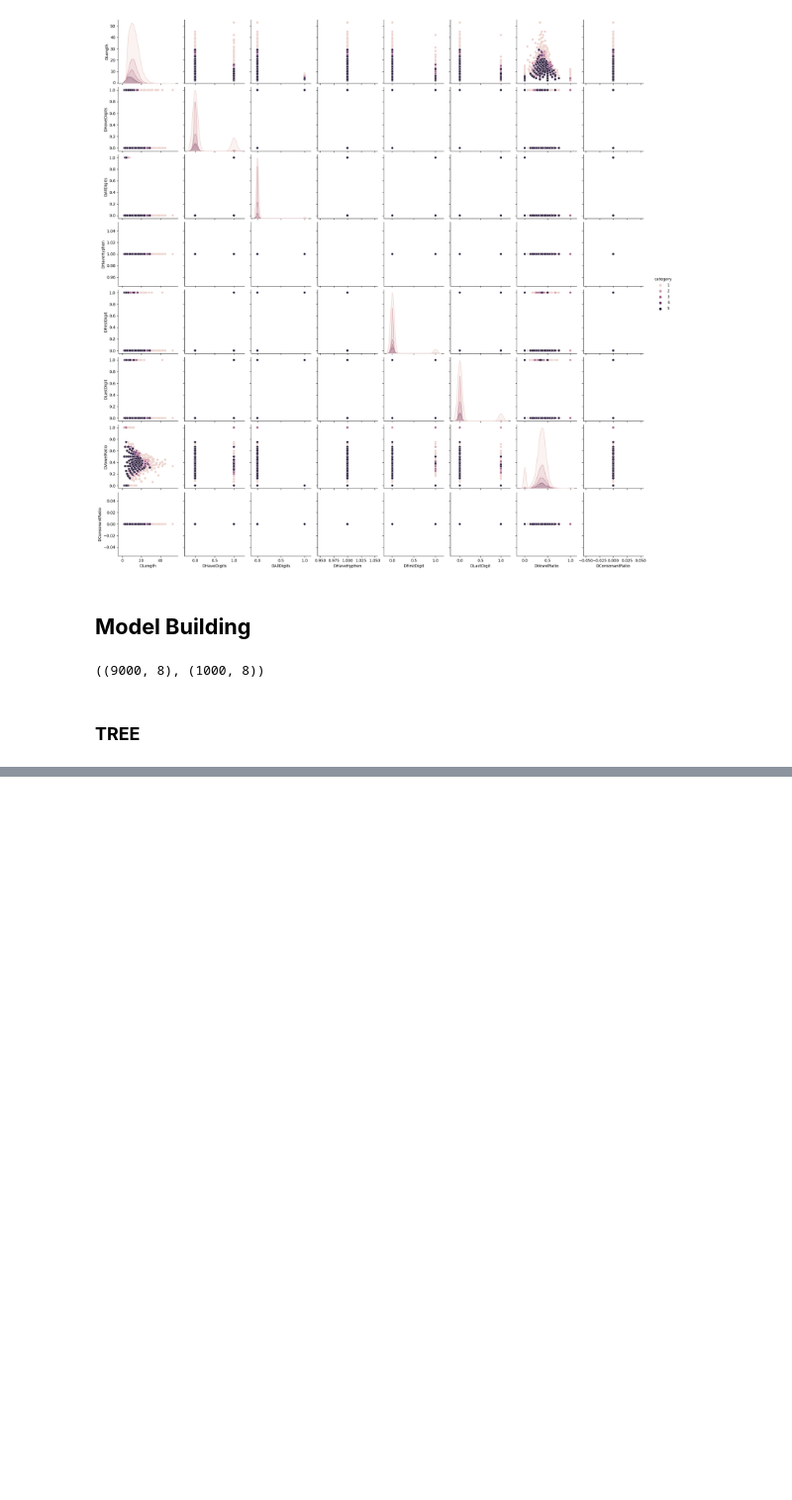
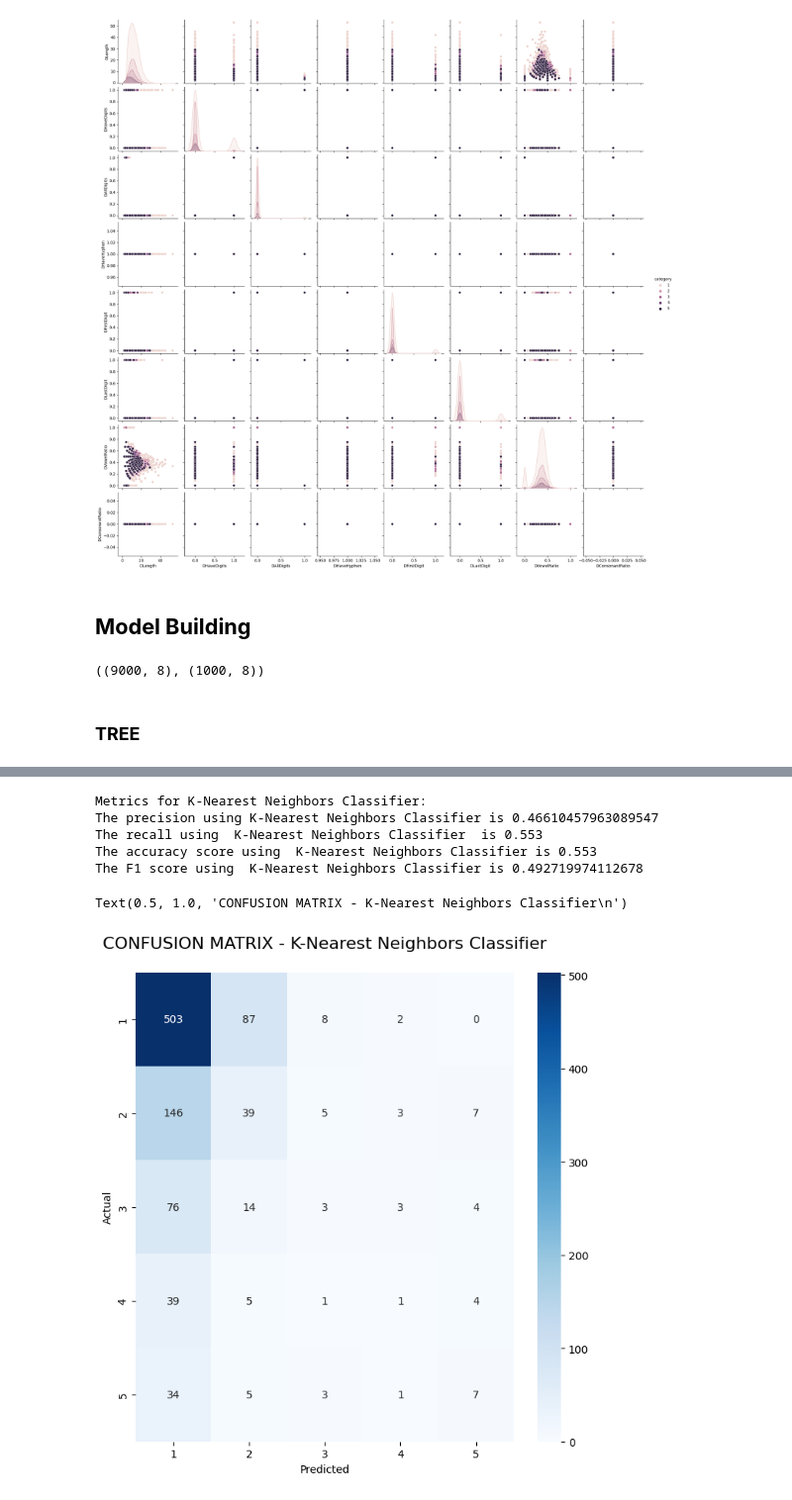
Before and after one commit to uzair011/CN5021--practical, a Jupyter notebook: Embedding_Model_Building_CN5021_small_Quiz4.ipynb, the cells around one changed output, grey strips where cells are left out. Shown at 99% size. Saved outputs shown, nothing was run; the diff lists cells and outputs as text; code cells hidden in the pictures; blank space fills up the shorter version.

```diff
--- a/Embedding_Model_Building_CN5021_small_Quiz4.ipynb
+++ b/Embedding_Model_Building_CN5021_small_Quiz4.ipynb
@@ -249,3 +291,37 @@ The F1 score using Decision Trees is 0.3559179377204549
+# %%
+######################################################
+# Add another classifier and shows results (10 marks)
+######################################################
+
+############################
+# K-Nearest Neighbors Classifier #
+############################
+
+from sklearn.neighbors import KNeighborsClassifier
+model_3_knn = KNeighborsClassifier(n_neighbors=5)
+model_3_knn.fit(scaled_train_x, train_y)
+pred_knn_y = model_3_knn.predict(scaled_val_x)
+
+print('Metrics for K-Nearest Neighbors Classifier:')
+print('The precision using K-Nearest Neighbors Classifier is', precision_score(val_y, pred_knn_y, average = 'weighted'))
+print('The recall using  K-Nearest Neighbors Classifier  is', recall_score(val_y, pred_knn_y, average = 'weighted'))
+print('The accuracy score using  K-Nearest Neighbors Classifier is', accuracy_score(val_y, pred_knn_y))
+print('The F1 score using  K-Nearest Neighbors Classifier is', f1_score(val_y, pred_knn_y, average = 'weighted'), '\n')
+
+confusion_matrix(val_y, pred_knn_y)
+fig, ax = plt.subplots(figsize=(8,8))
+sns.heatmap(confusion_matrix(val_y, pred_knn_y), annot = True, cmap = "Blues", fmt ="d", xticklabels = [1, 2, 3, 4, 5], yticklabels = [1, 2, 3, 4, 5])
+plt.ylabel("Actual")
+plt.xlabel("Predicted")
+plt.title("CONFUSION MATRIX - K-Nearest Neighbors Classifier\n", size = 16)
+# %% [output]
+Metrics for K-Nearest Neighbors Classifier:
+The precision using K-Nearest Neighbors Classifier is 0.46610457963089547
+The recall using  K-Nearest Neighbors Classifier  is 0.553
+The accuracy score using  K-Nearest Neighbors Classifier is 0.553
+The F1 score using  K-Nearest Neighbors Classifier is 0.492719974112678
+Text(0.5, 1.0, 'CONFUSION MATRIX - K-Nearest Neighbors Classifier\n')
+[figure, added]
 # %%
 from sklearn.tree import plot_tree
 plt.figure(figsize=(10, 5))
```
Also changed, not shown: parts of 4 cells of this notebook.
